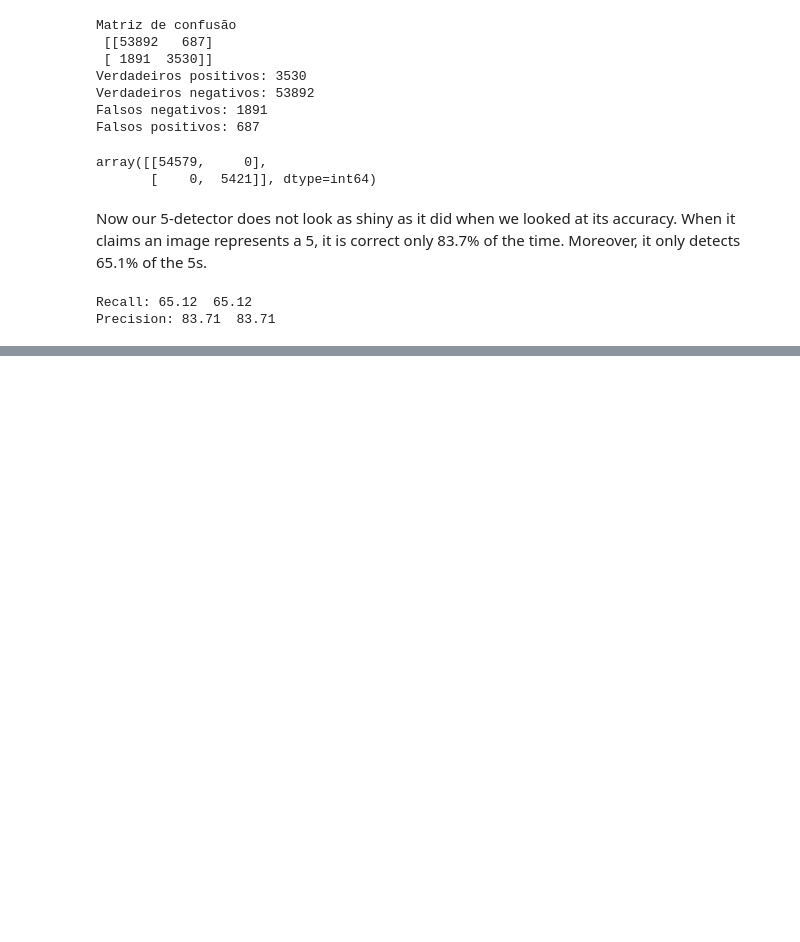
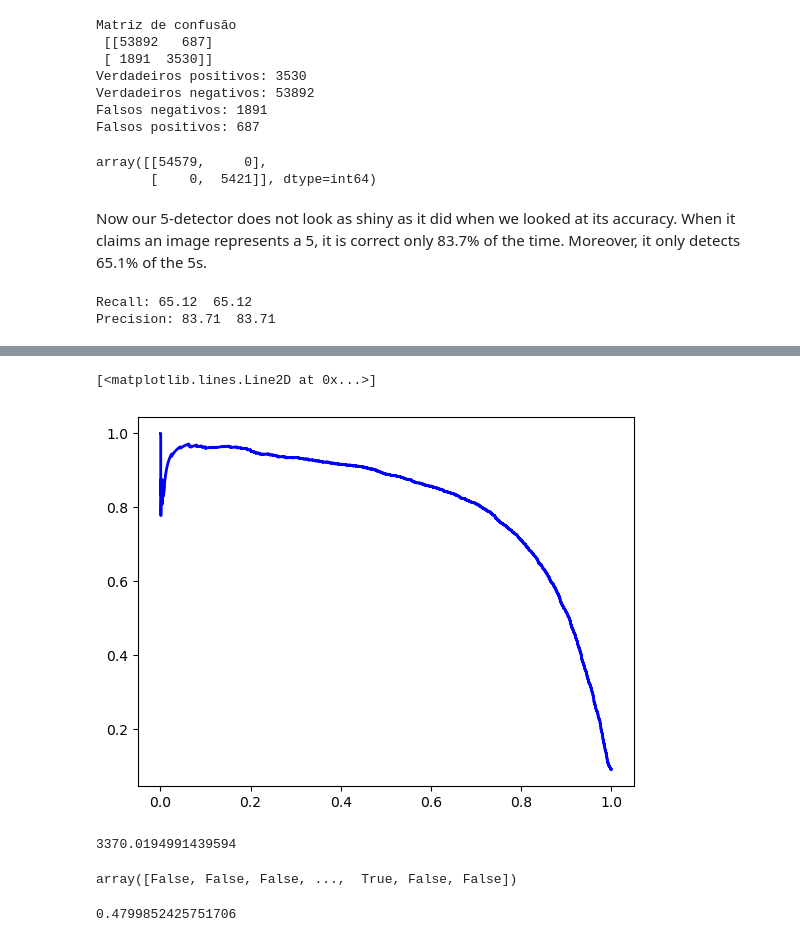
Before and after one commit to magyar1998/ml-hands-on-book, a Jupyter notebook: Capitulo3/src/classificador.ipynb, the cells around one changed output, grey strips where cells are left out. Drawn from its saved outputs; the diff is of its cells as text; code cells hidden in the pictures; blank space fills up the shorter version.

```diff
--- a/Capitulo3/src/classificador.ipynb
+++ b/Capitulo3/src/classificador.ipynb
@@ -243,0 +288,5 @@ Precision: 83.71  83.71
+# %%
+plt.plot(recall[:-1], precision[:-1], color = 'blue', linewidth=2, label="Precision/Recall curve")
+# %% [output]
+[<matplotlib.lines.Line2D at 0x...>]
+[figure, added]
@@ -243,0 +296,4 @@ Precision: 83.71  83.71
+# %%
+threshold_for_90_precision
+# %% [output]
+3370.0194991439594
@@ -243,0 +302,12 @@ Precision: 83.71  83.71
+# %%
+y_pred
+# %% [output]
+array([False, False, False, ...,  True, False, False])
+# %%
+precision_max = precision_score(y_train_5, y_pred)
+precision_max
+
+recall = recall_score(y_train_5, y_pred)
+recall
+# %% [output]
+0.4799852425751706
```
Also changed, not shown: parts of 23 cells of this notebook.
